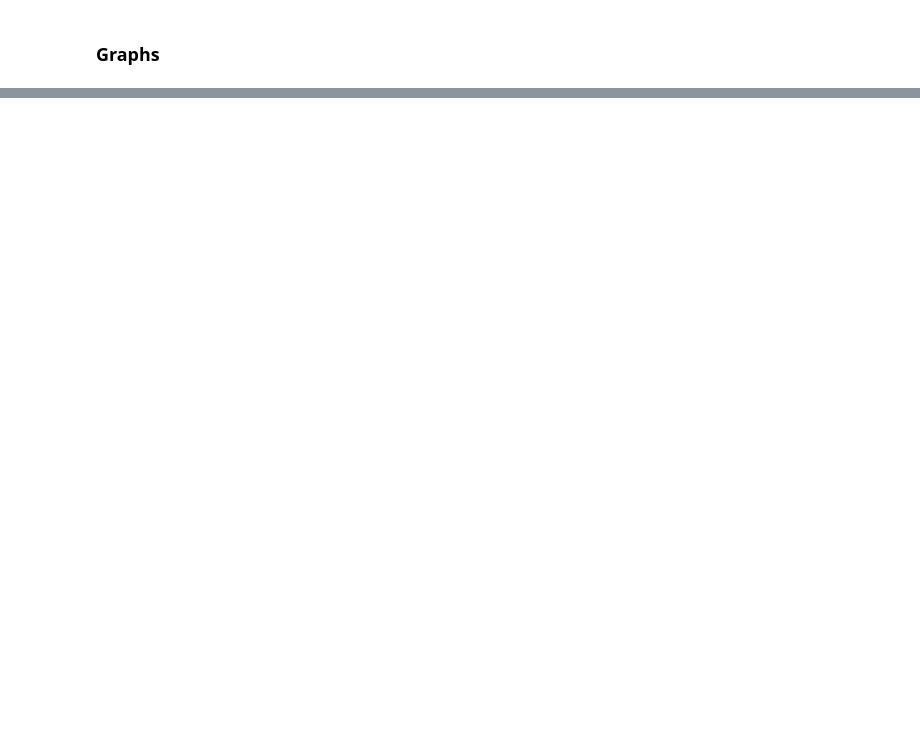
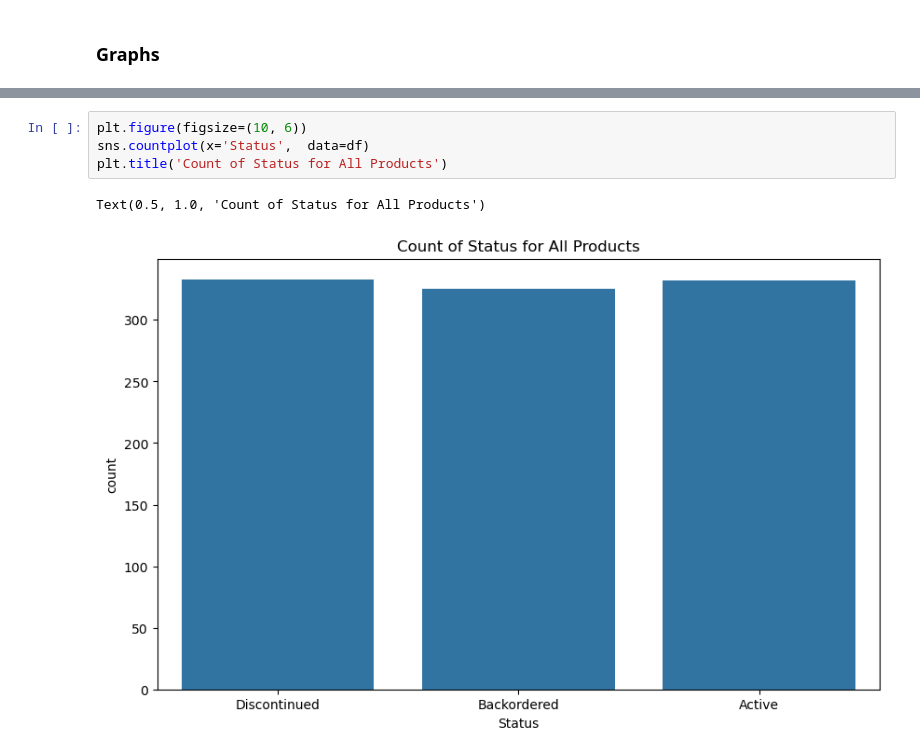
Before and after one commit to jaymark22/machine-learning, a Jupyter notebook: kaggle-machine-learning/grocery-inventory/src/eda.ipynb, the cells around one changed output, grey strips where cells are left out. Saved outputs shown, nothing was run; the diff lists cells and outputs as text; blank space fills up the shorter version.

```diff
--- a/kaggle-machine-learning/grocery-inventory/src/eda.ipynb
+++ b/kaggle-machine-learning/grocery-inventory/src/eda.ipynb
@@ -324,0 +348,7 @@ sns.countplot(x='Status',  data=df_negative_order_received_diff)
+# %%
+plt.figure(figsize=(10, 6))
+sns.countplot(x='Status',  data=df)
+plt.title('Count of Status for All Products')
+# %% [output]
+Text(0.5, 1.0, 'Count of Status for All Products')
+[figure, added]
```
Also changed, not shown: parts of 7 cells of this notebook.
